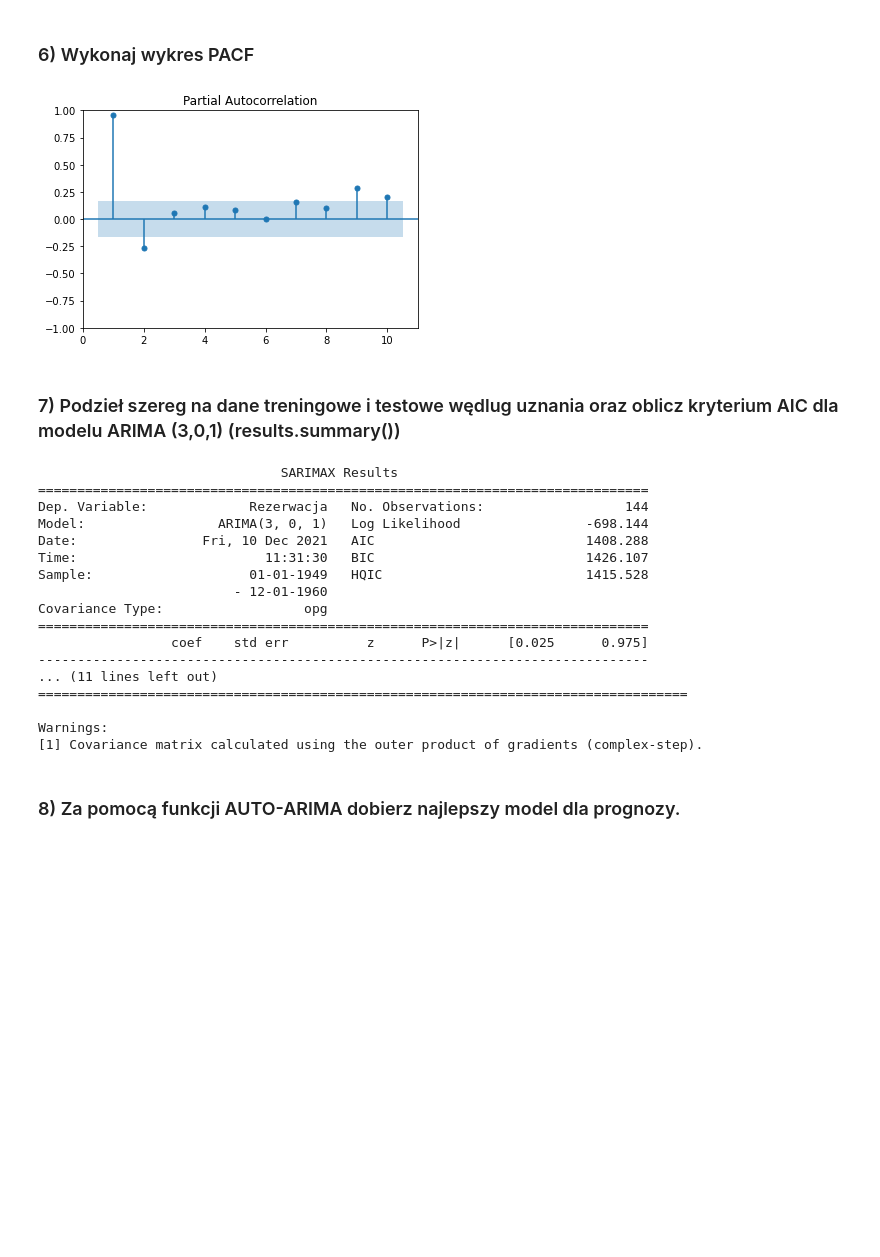
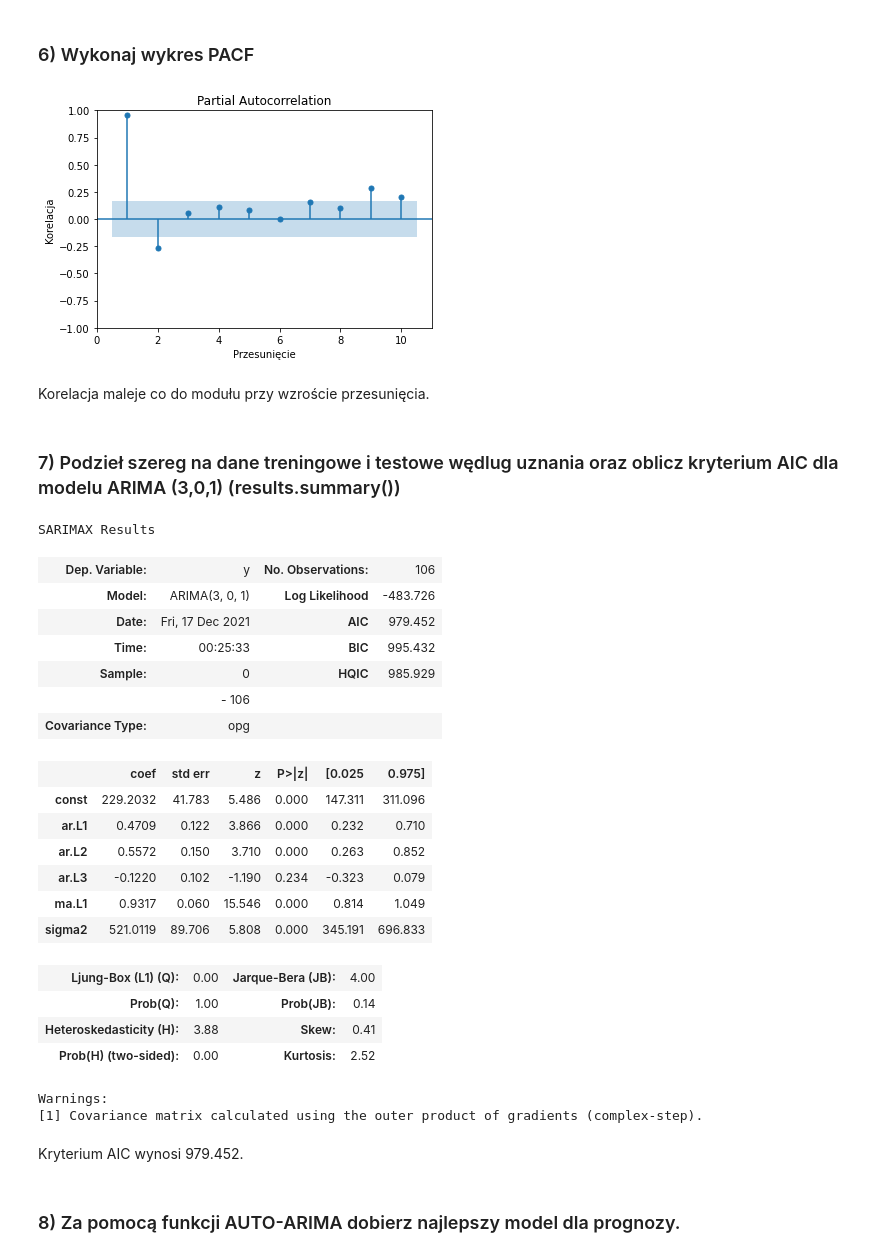
Before and after one commit to Artur-Mzyk/Analiza_i_bazy_danych, a Jupyter notebook: Lab10/raport.ipynb, the cells around one changed output. Drawn from its saved outputs; the diff is of its cells as text; code cells hidden in the pictures; blank space fills up the shorter version.

```diff
--- a/Lab10/raport.ipynb
+++ b/Lab10/raport.ipynb
@@ -199,41 +212,48 @@ plt.show()
 ### 6) Wykonaj wykres PACF
 # %%
 #PACF - wykres częsciowej funkcji autokorelacji
-
-plot_pacf(df2, zero=False, lags=10)
+plot_pacf(df, zero=False, lags=10)
+plt.xlabel("Przesunięcie")
+plt.ylabel("Korelacja")
 plt.show()
 # %% [output]
-[figure, old version]
+[figure, new version]
+# %% [markdown]
+Korelacja maleje co do modułu przy wzroście przesunięcia.
 # %% [markdown]
 ### 7) Podzieł szereg na dane treningowe i testowe wędlug uznania oraz oblicz kryterium  AIC dla modelu ARIMA (3,0,1) (results.summary())
 # %%
 #ARIMA
-
-X = df2.values
-train = X[0 : 106] # dane treningowe
-test = X[106:]  # dane testowe
-predictions = [train, test]
-model = ARIMA(df2, order=(3, 0, 1))
+X = df.values
+train = X[0 : 106]   # dane treningowe
+test = X[106:]       # dane testowe
+model = ARIMA(train, order=(3, 0, 1))
 results = model.fit()
-print(results.summary())
+results.summary()
 # %% [output]
-                               SARIMAX Results
-==============================================================================
-Dep. Variable:             Rezerwacja   No. Observations:                  144
-Model:                 ARIMA(3, 0, 1)   Log Likelihood                -698.144
-Date:                Fri, 10 Dec 2021   AIC                           1408.288
-Time:                        11:31:30   BIC                           1426.107
-Sample:                    01-01-1949   HQIC                          1415.528
-                         - 12-01-1960
-Covariance Type:                  opg
-==============================================================================
-                 coef    std err          z      P>|z|      [0.025      0.975]
-------------------------------------------------------------------------------
-... (11 lines left out)
-===================================================================================
-
-Warnings:
-[1] Covariance matrix calculated using the outer product of gradients (complex-step).
+SARIMAX Results
+| Dep. Variable: | y | No. Observations: | 106 |
+| Model: | ARIMA(3, 0, 1) | Log Likelihood | -483.726 |
+| Date: | Fri, 17 Dec 2021 | AIC | 979.452 |
+| Time: | 00:25:33 | BIC | 995.432 |
+| Sample: | 0 | HQIC | 985.929 |
+|  | - 106 |  |  |
+| Covariance Type: | opg |  |  |
+|  | coef | std err | z | P>|z| | [0.025 | 0.975] |
+| const | 229.2032 | 41.783 | 5.486 | 0.000 | 147.311 | 311.096 |
+| ar.L1 | 0.4709 | 0.122 | 3.866 | 0.000 | 0.232 | 0.710 |
+| ar.L2 | 0.5572 | 0.150 | 3.710 | 0.000 | 0.263 | 0.852 |
+| ar.L3 | -0.1220 | 0.102 | -1.190 | 0.234 | -0.323 | 0.079 |
+| ma.L1 | 0.9317 | 0.060 | 15.546 | 0.000 | 0.814 | 1.049 |
+| sigma2 | 521.0119 | 89.706 | 5.808 | 0.000 | 345.191 | 696.833 |
+| Ljung-Box (L1) (Q): | 0.00 | Jarque-Bera (JB): | 4.00 |
+| Prob(Q): | 1.00 | Prob(JB): | 0.14 |
+| Heteroskedasticity (H): | 3.88 | Skew: | 0.41 |
+| Prob(H) (two-sided): | 0.00 | Kurtosis: | 2.52 |
+Warnings:
+[1] Covariance matrix calculated using the outer product of gradients (complex-step).
+# %% [markdown]
+Kryterium AIC wynosi 979.452.
 # %% [markdown]
 ### 8) Za pomocą funkcji AUTO-ARIMA dobierz najlepszy model dla prognozy.
 # %%
```
Also changed, not shown: parts of 14 cells of this notebook, 1 other file.
